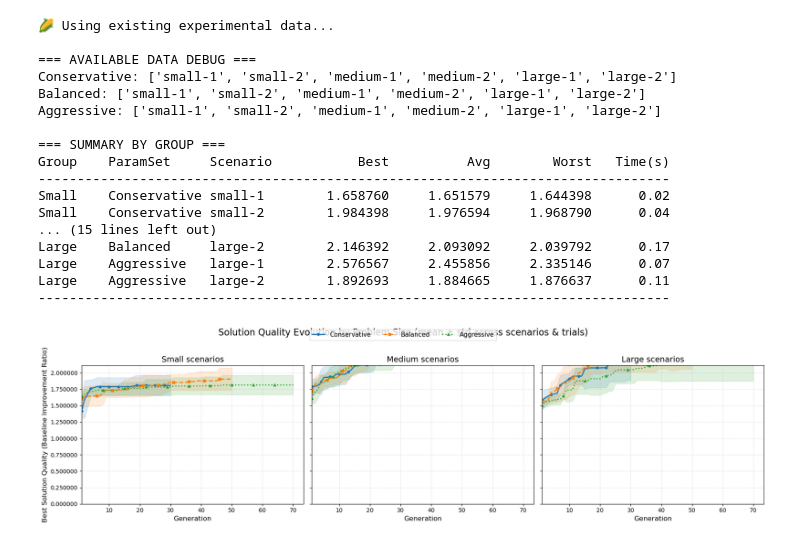
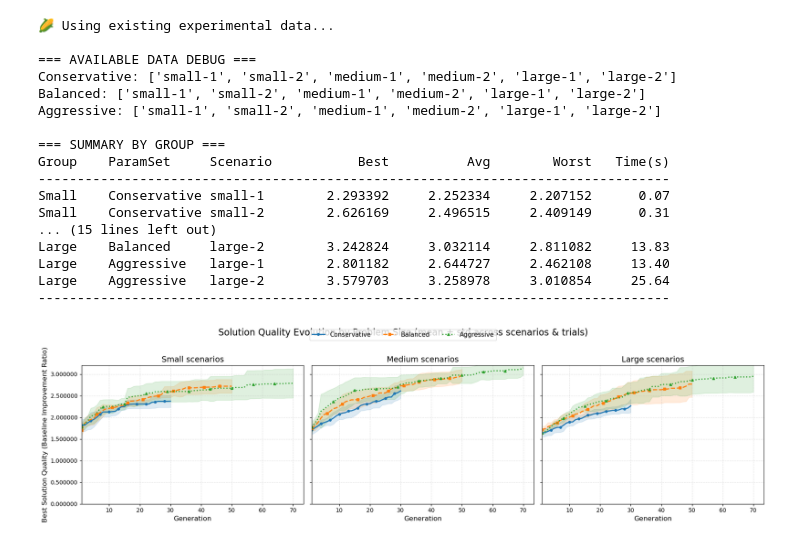
Before and after one commit to maxfinanger/4610-Midterm-Submission1, a Jupyter notebook: VRP.ipynb, the cells around one changed output. Cells and saved outputs as stored; diff of their text form; code cells hidden in the pictures.

```diff
--- a/VRP.ipynb
+++ b/VRP.ipynb
@@ -9,10 +9,10 @@ locations = []
 cars = None
 depot = (50, 50)  # This will place the depot in the center of the grid
 
-generations = 50
-population_size = 15
-mutation_rate = 0.3
-crossover_probability = 0.6
+# generations = 50
+#population_size = 15
+#mutation_rate = 0.3
+#crossover_probability = 0.6
 # %%
 def generate_locations(n, bounds=(0,100), seed=None):
     if seed is not None:
@@ -195,7 +195,7 @@ def fitness(individual_permutation):
 def create_individual():
     return random.sample(range(len(locations)), len(locations))
 
-def crossover(parent1, parent2):
+def crossover(parent1, parent2,crossover_probability):
     if random.random() < crossover_probability:
         start, end = sorted(random.sample(range(len(parent1)), 2))
         child = [-1] * len(parent1)
@@ -213,7 +213,7 @@ def crossover(parent1, parent2):
         return parent1[:] if random.random() < 0.5 else parent2[:]
 
 
-def mutate(individual):
+def mutate(individual,mutation_rate):
     if random.random() < mutation_rate:
         i, j = random.sample(range(len(individual)), 2)
         individual[i], individual[j] = individual[j], individual[i]
@@ -228,7 +228,7 @@ def visualize_individual(individual, fitness_value):
     route_str = "\n".join([f"Vehicle {r+1}: depot -> " + " -> ".join(map(str, route)) + " -> depot" for r, route in enumerate(routes)])
     return f"{route_str}\nTotal Distance: {total_dist:.2f} Fitness: {fitness_value:.6f}"
 
-def genetic_algorithm_with_tracking():
+def genetic_algorithm_with_tracking(generations, population_size, mutation_rate, crossover_probability): #added: all parameters
     """
     FIX: Genetic algorithm using normalized solution quality as unified evaluation metric
     Returns evolution series of best normalized quality scores per generation
@@ -261,9 +261,9 @@ def genetic_algorithm_with_tracking():
             parent1_individual = current_population[parent1_index]
             parent2_individual = current_population[parent2_index]
 
-            offspring1 = crossover(parent1_individual, parent2_individual)
-            offspring2 = crossover(parent2_individual, parent1_individual)
-            new_generation_population.extend([mutate(offspring1), mutate(offspring2)])
+            offspring1 = crossover(parent1_individual, parent2_individual, crossover_probability) #added: parameter
+            offspring2 = crossover(parent2_individual, parent1_individual, crossover_probability) #added: parameter
+            new_generation_population.extend([mutate(offspring1, mutation_rate), mutate(offspring2, mutation_rate)]) #added: parameters
 
         # Preserve elite individuals in new generation
         new_generation_population.extend(elite_individuals)
@@ -346,7 +346,13 @@ if (not isinstance(experimental_results, dict) or
 
             for trial_number in range(num_independent_trials):
                 trial_start_time = time.time()
-                best_quality_evolution = genetic_algorithm_with_tracking()
+                #added: Pass parameters explicitly instead of using globals
+                best_quality_evolution = genetic_algorithm_with_tracking(
+                    generations=max_generations,
+                    population_size=population_size,
+                    mutation_rate=mutation_rate,
+                    crossover_probability=crossover_probability
+                )
                 trial_end_time = time.time()
                 trial_duration = trial_end_time - trial_start_time
 
@@ -469,38 +475,38 @@ for ax, (gname, sids) in zip(axs, groups.items()):
     ax.tick_params(axis='both', which='major', labelsize=10)
     ax.set_xlim(left=1)
     ax.set_ylim(bottom=0)
     ax.set_ylabel("")  # shared ylabel set below
     ax.yaxis.set_major_formatter(plt.FuncFormatter(lambda y, _: f"{y:.6f}"))
 
 # shared labels/legend/title
 axs[0].set_ylabel("Best Solution Quality (Baseline Improvement Ratio)", fontsize=12)
 handles, labels = axs[0].get_legend_handles_labels()
 if handles:
     fig.legend(handles, labels, loc='upper center', bbox_to_anchor=(0.5, 0.99),
                ncol=min(len(parameter_sets), 4), fontsize=11)
 else:
     print("Warning: No legend handles found - no data to plot!")
 fig.suptitle("Solution Quality Evolution by Problem Size (mean ± std across scenarios & trials)", fontsize=16)
 plt.tight_layout(rect=[0, 0, 1, 0.95])
 plt.show()
 # %% [output]
 🌽 Using existing experimental data...
 
 === AVAILABLE DATA DEBUG ===
 Conservative: ['small-1', 'small-2', 'medium-1', 'medium-2', 'large-1', 'large-2']
 Balanced: ['small-1', 'small-2', 'medium-1', 'medium-2', 'large-1', 'large-2']
 Aggressive: ['small-1', 'small-2', 'medium-1', 'medium-2', 'large-1', 'large-2']
 
 === SUMMARY BY GROUP ===
 Group    ParamSet     Scenario           Best          Avg        Worst   Time(s)
 ---------------------------------------------------------------------------------
-Small    Conservative small-1        1.658760     1.651579     1.644398      0.02
-Small    Conservative small-2        1.984398     1.976594     1.968790      0.04
+Small    Conservative small-1        2.293392     2.252334     2.207152      0.07
+Small    Conservative small-2        2.626169     2.496515     2.409149      0.31
 ... (15 lines left out)
-Large    Balanced     large-2        2.146392     2.093092     2.039792      0.17
-Large    Aggressive   large-1        2.576567     2.455856     2.335146      0.07
-Large    Aggressive   large-2        1.892693     1.884665     1.876637      0.11
+Large    Balanced     large-2        3.242824     3.032114     2.811082     13.83
+Large    Aggressive   large-1        2.801182     2.644727     2.462108     13.40
+Large    Aggressive   large-2        3.579703     3.258978     3.010854     25.64
 ---------------------------------------------------------------------------------
-[figure, old version]
+[figure, new version]
 # %%
 # FULL EXPERIMENT - Run this FIRST to get proper assignment data
```
Also changed, not shown: parts of 1 cell of this notebook.
